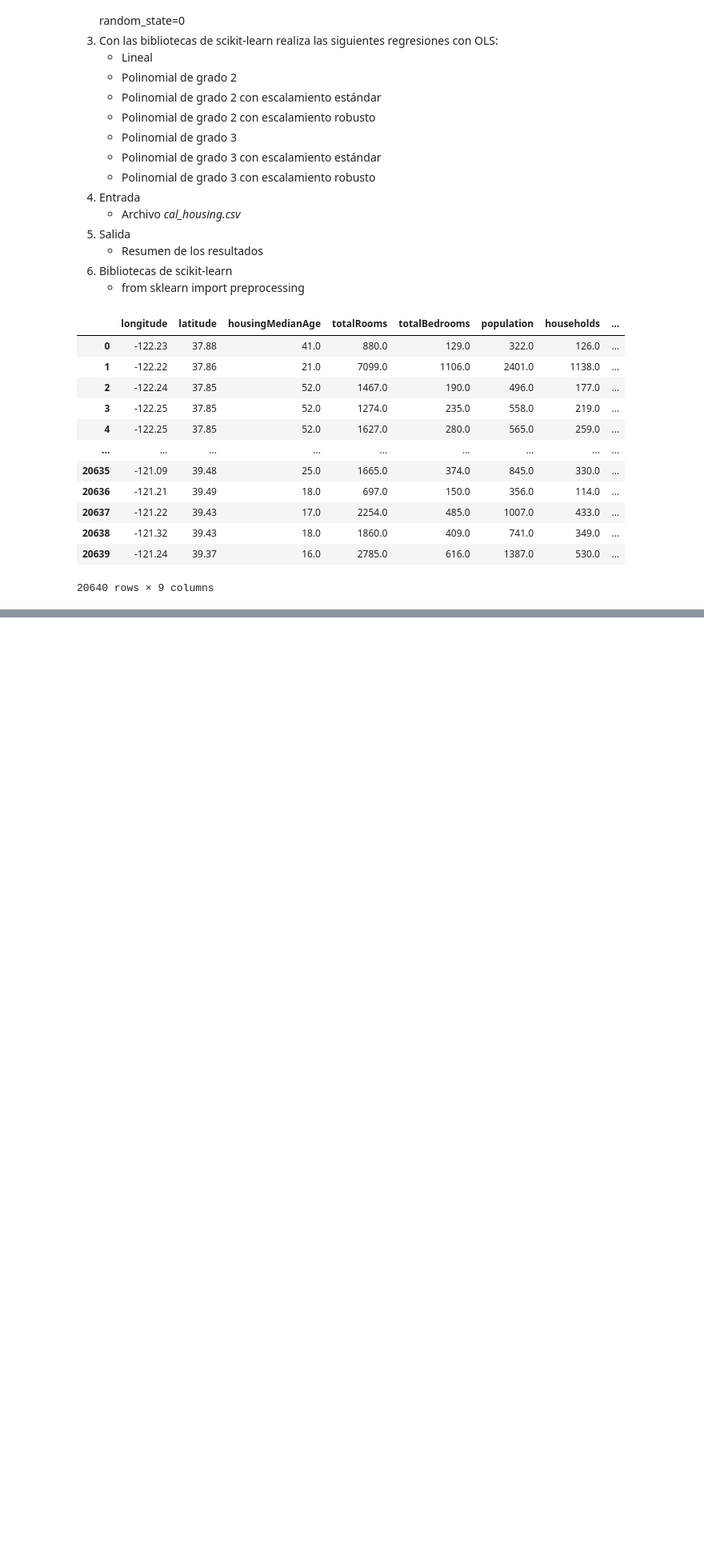
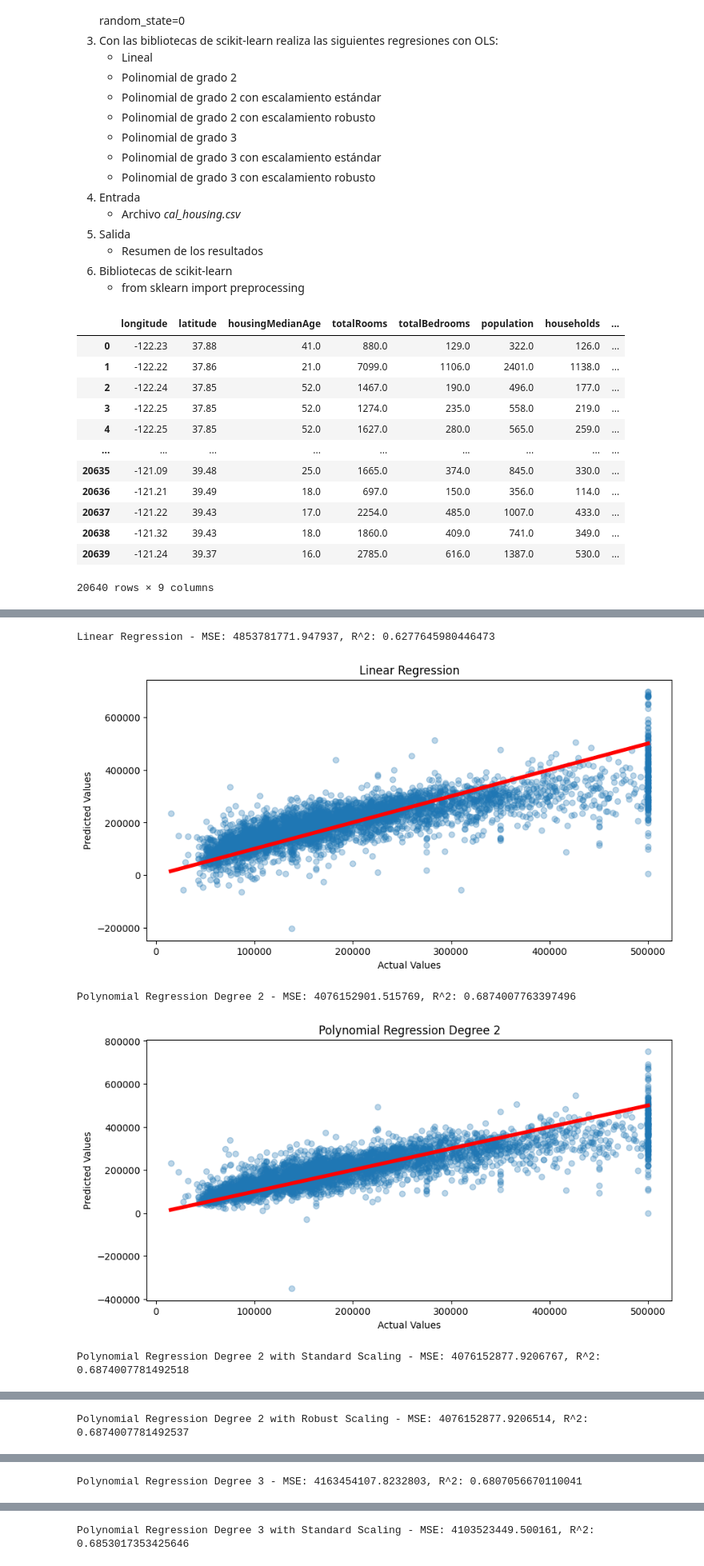
Before and after one commit to Dern965/AMEIA, a Jupyter notebook: Practica4/Practica4.ipynb, the cells around one changed output, grey strips where cells are left out. Shown at 80% size. Cells and saved outputs as stored; diff of their text form; code cells hidden in the pictures; blank space fills up the shorter version.

```diff
--- a/Practica4/Practica4.ipynb
+++ b/Practica4/Practica4.ipynb
@@ -240,0 +211,29 @@ Regresion Polinomial con OLS grado 3 y RobustScaler:     mse=666351191051.7156
+# %%
+from sklearn.preprocessing import PolynomialFeatures, StandardScaler, RobustScaler
+# Modelos de regresión configurados en pipeline
+models = {
+    "Linear Regression": LinearRegression(),
+    "Polynomial Regression Degree 2": make_pipeline(PolynomialFeatures(degree=2), LinearRegression()),
+    "Polynomial Regression Degree 2 with Standard Scaling": make_pipeline(PolynomialFeatures(degree=2), StandardScaler(), LinearRegression()),
+    "Polynomial Regression Degree 2 with Robust Scaling": make_pipeline(PolynomialFeatures(degree=2), RobustScaler(), LinearRegression()),
+    "Polynomial Regression Degree 3": make_pipeline(PolynomialFeatures(degree=3), LinearRegression()),
+    "Polynomial Regression Degree 3 with Standard Scaling": make_pipeline(PolynomialFeatures(degree=3), StandardScaler(), LinearRegression()),
+    "Polynomial Regression Degree 3 with Robust Scaling": make_pipeline(PolynomialFeatures(degree=3), RobustScaler(), LinearRegression())
+}
+
+# Entrenamiento de los modelos
+for name, model in models.items():
+    model.fit(X_train, y_train)
+# %%
+# Evaluación y visualización de cada modelo
+for name, model in models.items():
+    y_pred = model.predict(X_test)
+    mse = mean_squared_error(y_test, y_pred)
+    r2 = r2_score(y_test, y_pred)
+    print(f"{name} - MSE: {mse}, R^2: {r2}")
+# %% [output]
+Linear Regression - MSE: 4853781771.947937, R^2: 0.6277645980446473
+[figure, added]
+Polynomial Regression Degree 2 - MSE: 4076152901.515769, R^2: 0.6874007763397496
+[figure, added]
+Polynomial Regression Degree 2 with Standard Scaling - MSE: 4076152877.9206767, R^2: 0.6874007781492518
@@ -240,0 +241 @@ Regresion Polinomial con OLS grado 3 y RobustScaler:     mse=666351191051.7156
+Polynomial Regression Degree 2 with Robust Scaling - MSE: 4076152877.9206514, R^2: 0.6874007781492537
@@ -240,0 +243 @@ Regresion Polinomial con OLS grado 3 y RobustScaler:     mse=666351191051.7156
+Polynomial Regression Degree 3 - MSE: 4163454107.8232803, R^2: 0.6807056670110041
@@ -240,0 +245 @@ Regresion Polinomial con OLS grado 3 y RobustScaler:     mse=666351191051.7156
+Polynomial Regression Degree 3 with Standard Scaling - MSE: 4103523449.500161, R^2: 0.6853017353425646
```
Also changed, not shown: parts of 5 cells of this notebook.
